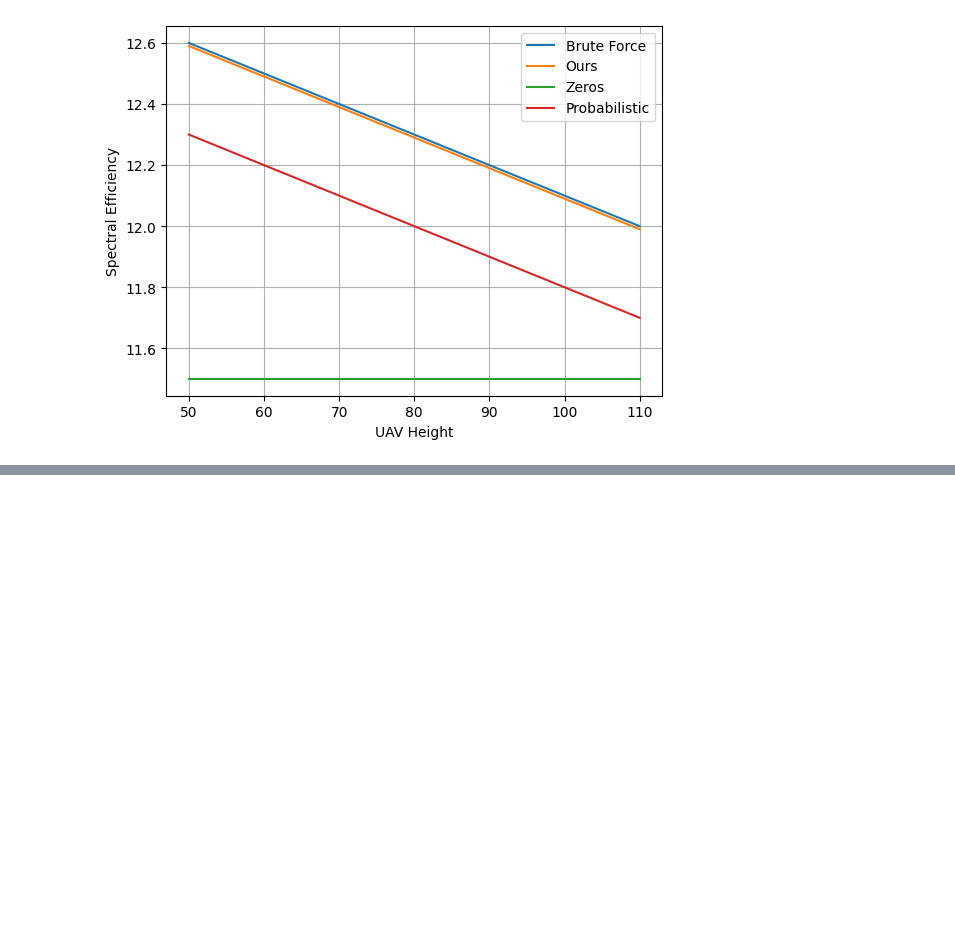
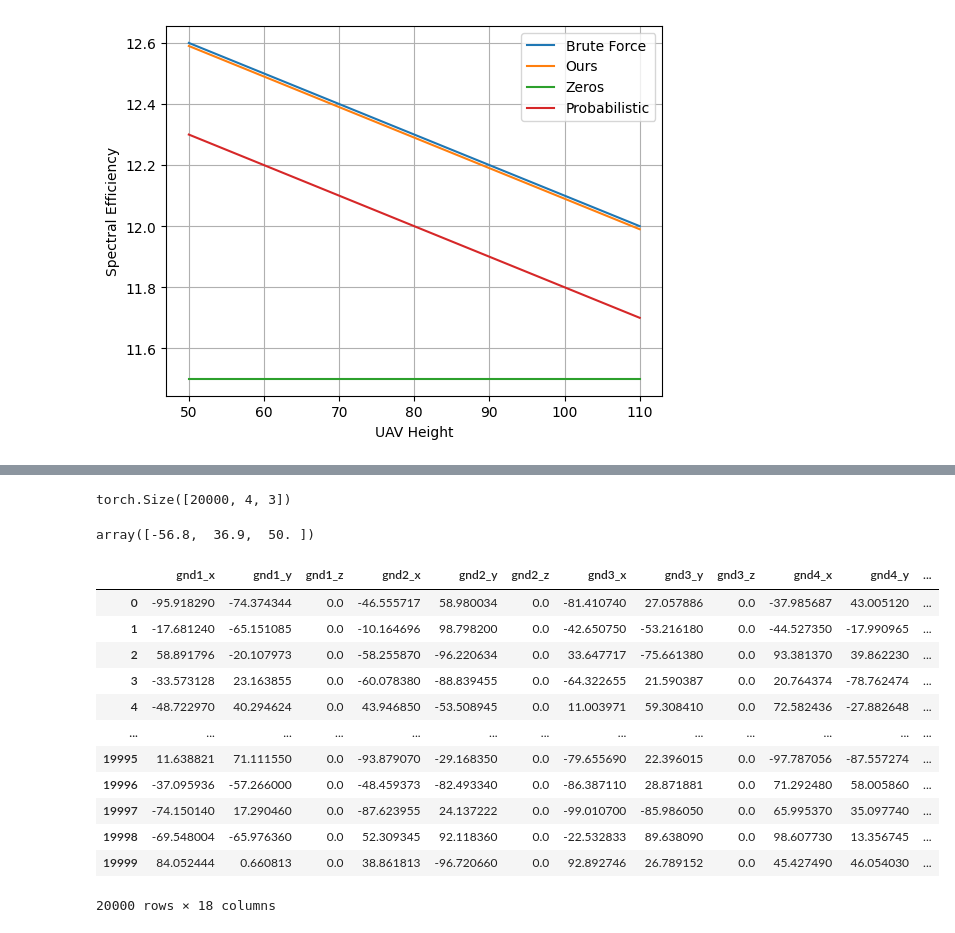
Before and after one commit to Marvic1130/DL-Based-UAV-Positioning-in-Blockage-Aware-Channel-Model, a Jupyter notebook: results.ipynb, the cells around one changed output, grey strips where cells are left out. Saved outputs shown, nothing was run; the diff lists cells and outputs as text; code cells hidden in the pictures; blank space fills up the shorter version.

```diff
--- a/results.ipynb
+++ b/results.ipynb
@@ -102,0 +130,47 @@ plt.show()
+# %%
+import numpy as np
+import torch
+from utils.config import Hyperparameters as hp
+
+gn_sets = df[['gnd1_x', 'gnd1_y', 'gnd1_z',
+              'gnd2_x', 'gnd2_y', 'gnd2_z',
+              'gnd3_x', 'gnd3_y', 'gnd3_z',
+              'gnd4_x', 'gnd4_y', 'gnd4_z',]].values
+gn_tensor = torch.tensor(gn_sets.reshape(-1, 4, 3), device=hp.device, dtype=torch.float32)
+gn_tensor.shape
+# %% [output]
+torch.Size([20000, 4, 3])
+# %%
+from utils.tools import probabilistic_channel_model
+
+sig = probabilistic_channel_model(gn_tensor[0], height=50, device=hp.device)
+# %%
+max_idx = torch.unravel_index(torch.argmax(sig), sig.shape)
+np_max_pos = np.array((max_idx[0].cpu().numpy()/10-100, max_idx[1].cpu().numpy()/10-100, 50))
+np_max_pos
+# %% [output]
+array([-56.8,  36.9,  50. ])
+# %%
+from tqdm import trange
+for i in trange(gn_tensor.shape[0]):
+    sig = probabilistic_channel_model(gn_tensor[i], height=50, device=hp.device)
+    max_idx = torch.unravel_index(torch.argmax(sig), sig.shape)
+    np_max_pos = np.array((max_idx[0].cpu().numpy()/10-100, max_idx[1].cpu().numpy()/10-100, 50))
+    df.loc[i, 'prob_x'] = np_max_pos[0]
+    df.loc[i, 'prob_y'] = np_max_pos[1]
+# %%
+df
+# %% [output]
+|  | gnd1_x | gnd1_y | gnd1_z | gnd2_x | gnd2_y | gnd2_z | gnd3_x | gnd3_y | gnd3_z | gnd4_x | gnd4_y | ... |
+| 0 | -95.918290 | -74.374344 | 0.0 | -46.555717 | 58.980034 | 0.0 | -81.410740 | 27.057886 | 0.0 | -37.985687 | 43.005120 | ... |
+| 1 | -17.681240 | -65.151085 | 0.0 | -10.164696 | 98.798200 | 0.0 | -42.650750 | -53.216180 | 0.0 | -44.527350 | -17.990965 | ... |
+| 2 | 58.891796 | -20.107973 | 0.0 | -58.255870 | -96.220634 | 0.0 | 33.647717 | -75.661380 | 0.0 | 93.381370 | 39.862230 | ... |
+| 3 | -33.573128 | 23.163855 | 0.0 | -60.078380 | -88.839455 | 0.0 | -64.322655 | 21.590387 | 0.0 | 20.764374 | -78.762474 | ... |
+| 4 | -48.722970 | 40.294624 | 0.0 | 43.946850 | -53.508945 | 0.0 | 11.003971 | 59.308410 | 0.0 | 72.582436 | -27.882648 | ... |
+| ... | ... | ... | ... | ... | ... | ... | ... | ... | ... | ... | ... | ... |
+| 19995 | 11.638821 | 71.111550 | 0.0 | -93.879070 | -29.168350 | 0.0 | -79.655690 | 22.396015 | 0.0 | -97.787056 | -87.557274 | ... |
+| 19996 | -37.095936 | -57.266000 | 0.0 | -48.459373 | -82.493340 | 0.0 | -86.387110 | 28.871881 | 0.0 | 71.292480 | 58.005860 | ... |
+| 19997 | -74.150140 | 17.290460 | 0.0 | -87.623955 | 24.137222 | 0.0 | -99.010700 | -85.986050 | 0.0 | 65.995370 | 35.097740 | ... |
+| 19998 | -69.548004 | -65.976360 | 0.0 | 52.309345 | 92.118360 | 0.0 | -22.532833 | 89.638090 | 0.0 | 98.607730 | 13.356745 | ... |
+| 19999 | 84.052444 | 0.660813 | 0.0 | 38.861813 | -96.720660 | 0.0 | 92.892746 | 26.789152 | 0.0 | 45.427490 | 46.054030 | ... |
+20000 rows × 18 columns
```
Also changed, not shown: parts of 7 cells of this notebook, 32 other files.
